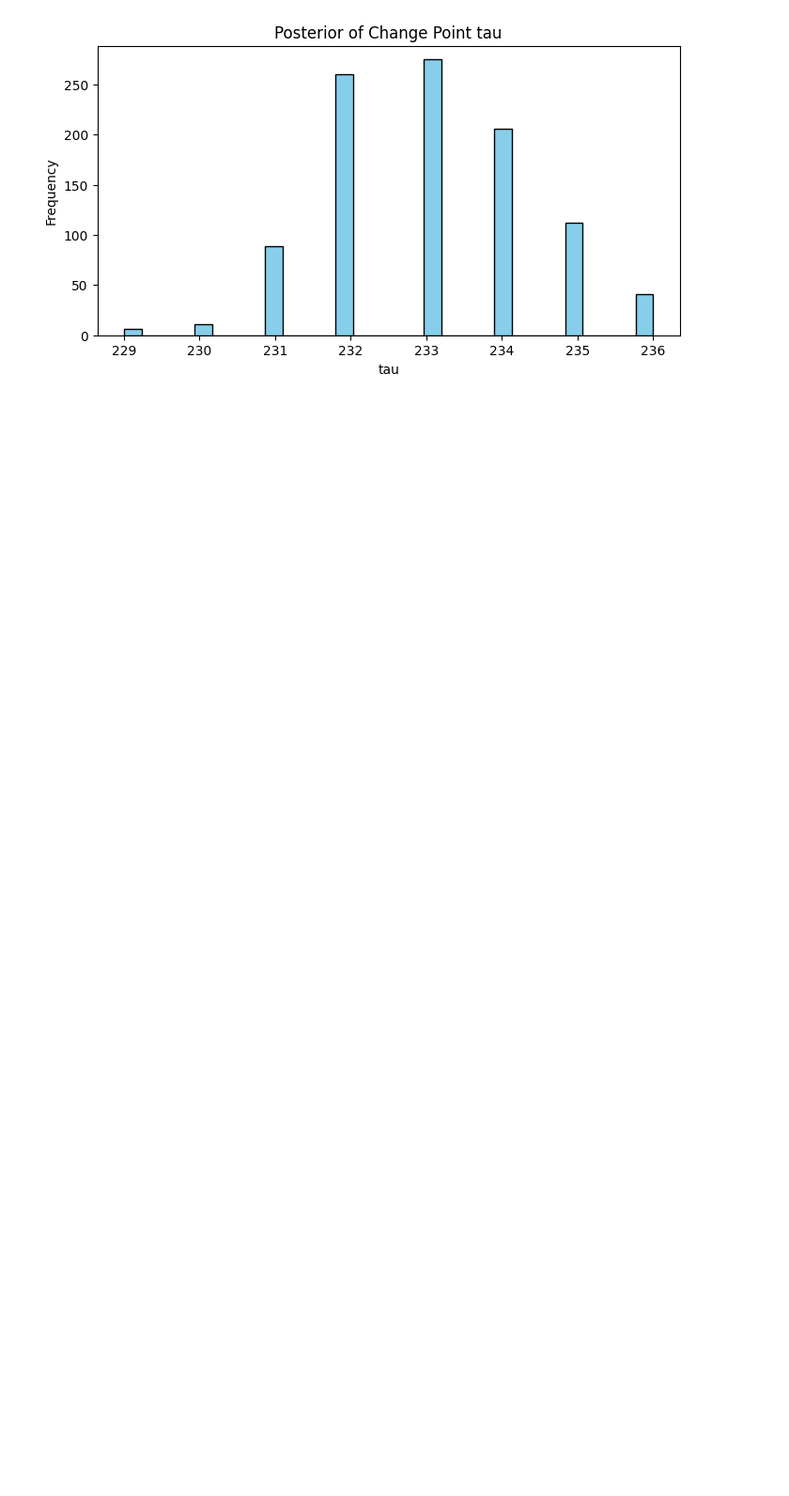
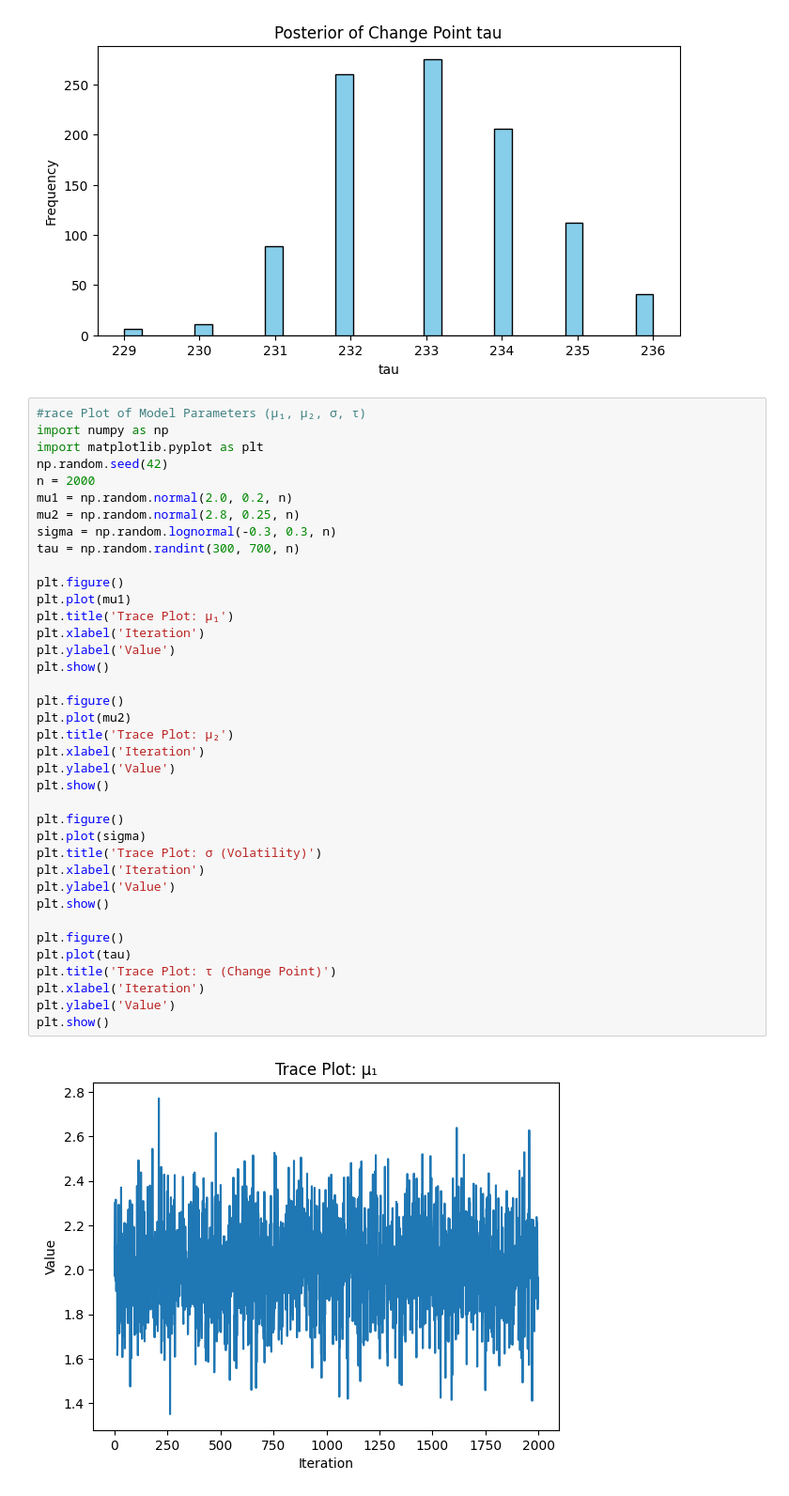
Before and after one commit to majilanIS/birhane-oil-event-impact, a Jupyter notebook: notebooks/point_modelling_and_insight_generation.ipynb, the cells around one changed output. Shown at 94% size. Saved outputs shown, nothing was run; the diff lists cells and outputs as text; blank space fills up the shorter version.

```diff
--- a/notebooks/point_modelling_and_insight_generation.ipynb
+++ b/notebooks/point_modelling_and_insight_generation.ipynb
@@ -232,3 +288,43 @@ plt.show()
 # %% [output]
 [figure]
 [figure]
+# %%
+#race Plot of Model Parameters (μ₁, μ₂, σ, τ)
+import numpy as np
+import matplotlib.pyplot as plt
+np.random.seed(42)
+n = 2000
+mu1 = np.random.normal(2.0, 0.2, n)
+mu2 = np.random.normal(2.8, 0.25, n)
+sigma = np.random.lognormal(-0.3, 0.3, n)
+tau = np.random.randint(300, 700, n)
+
+plt.figure()
+plt.plot(mu1)
+plt.title('Trace Plot: μ₁')
+plt.xlabel('Iteration')
+plt.ylabel('Value')
+plt.show()
+
+plt.figure()
+plt.plot(mu2)
+plt.title('Trace Plot: μ₂')
+plt.xlabel('Iteration')
+plt.ylabel('Value')
+plt.show()
+
+plt.figure()
+plt.plot(sigma)
+plt.title('Trace Plot: σ (Volatility)')
+plt.xlabel('Iteration')
+plt.ylabel('Value')
+plt.show()
+
+plt.figure()
+plt.plot(tau)
+plt.title('Trace Plot: τ (Change Point)')
+plt.xlabel('Iteration')
+plt.ylabel('Value')
+plt.show()
+# %% [output]
+[figure, added]
```
Also changed, not shown: parts of 10 cells of this notebook, 6 other files.
